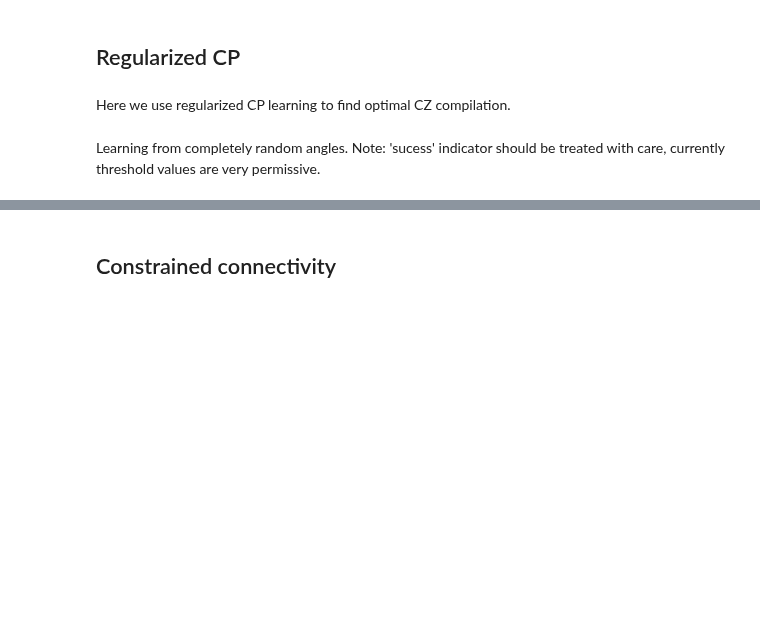
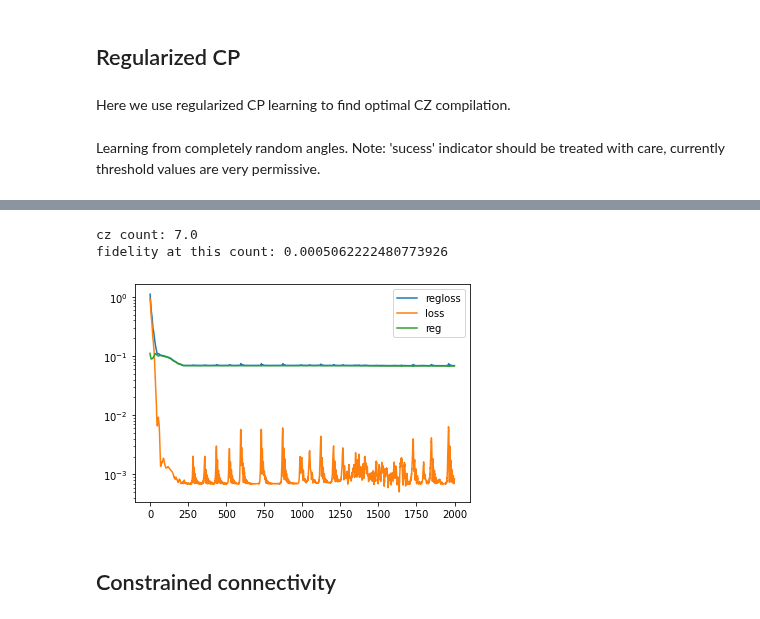
Before and after one commit to idnm/cpflow, a Jupyter notebook: CP.ipynb, the cells around one changed output, grey strips where cells are left out. Drawn from its saved outputs; the diff is of its cells as text; code cells hidden in the pictures; blank space fills up the shorter version.

```diff
--- a/CP.ipynb
+++ b/CP.ipynb
@@ -154,12 +152,9 @@ Wall time: 8.98 s
 %%time
 n_samples = 10
 initial_angles_array = [random_cp_angles(anz.num_angles, anz.cp_mask, cp_dist='normal', key=random.PRNGKey(i)) for i in range(n_samples)]
-res, best_params, success = anz.learn(u_toff3,
+res_history = anz.learn(u_toff3,
                          regularization_options=reg_options,
                          initial_angles=initial_angles_array,
-                         num_iterations=2000,
-                         target_loss=1e-4)
-
-print(sum(success)/len(success))
+                         num_iterations=2000)
 # %% [output]
 compiling...
@@ -209,9 +162,0 @@ Learning from cp-random angles, meaning that all CP gates start at identity.
-# %%
-%%time
-initial_angles_array = [random_cp_angles(anz.num_angles, anz.cp_mask_mask, key=random.PRNGKey(i)) for i in range(10)]
-res, best_params, success = anz.learn(u_toff3,
-                         regularization_options=reg_options,
-                         initial_angles=initial_angles_array,
-                         target_loss=1e-3)
-
-print(sum(success)/len(success))
@@ -222,3 +168,9 @@ Wall time: 2min 13s
+# %%
+_, _ = report_cp_learning(res_history[0], anz.cp_mask)
+# %% [output]
+cz count: 7.0
+fidelity at this count: 0.0005062222480773926
+[figure, added]
 # %% [markdown]
 ## Constrained connectivity
 # %%
```
Also changed, not shown: parts of 19 cells of this notebook, 2 other files.
